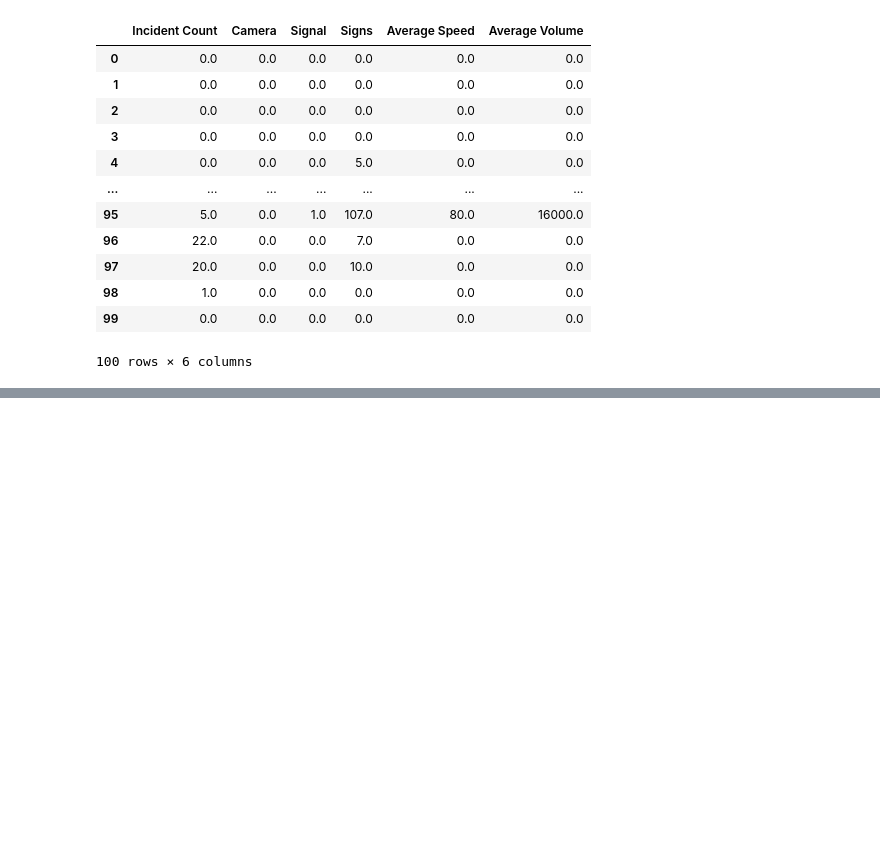
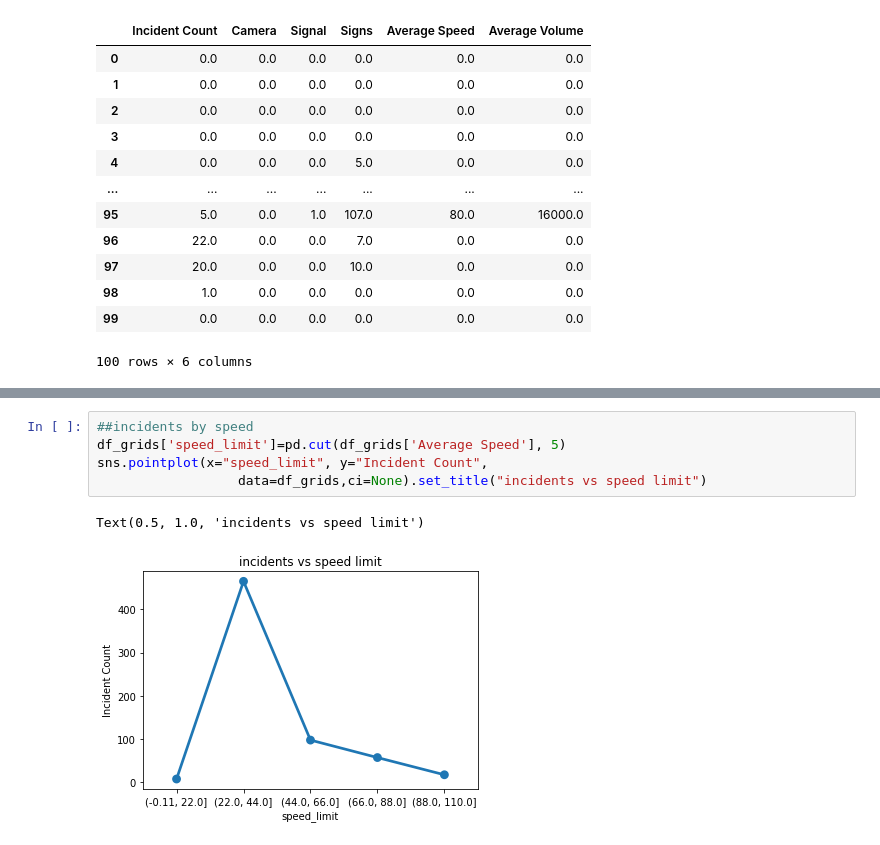
Before and after one commit to Karenzhang7717/ENSF592_YYC_Project, a Jupyter notebook: Phase II/Traffic incidents.ipynb, the cells around one changed output, grey strips where cells are left out. Cells and saved outputs as stored; diff of their text form; blank space fills up the shorter version.

```diff
--- a/Phase II/Traffic incidents.ipynb
+++ b/Phase II/Traffic incidents.ipynb
@@ -131,0 +203,8 @@ sns.heatmap(corr_matrix, mask=mask, annot=True, fmt='.2f')
+# %%
+##incidents by speed
+df_grids['speed_limit']=pd.cut(df_grids['Average Speed'], 5)
+sns.pointplot(x="speed_limit", y="Incident Count",
+                  data=df_grids,ci=None).set_title("incidents vs speed limit")
+# %% [output]
+Text(0.5, 1.0, 'incidents vs speed limit')
+[figure, added]
```
Also changed, not shown: parts of 13 cells of this notebook.
